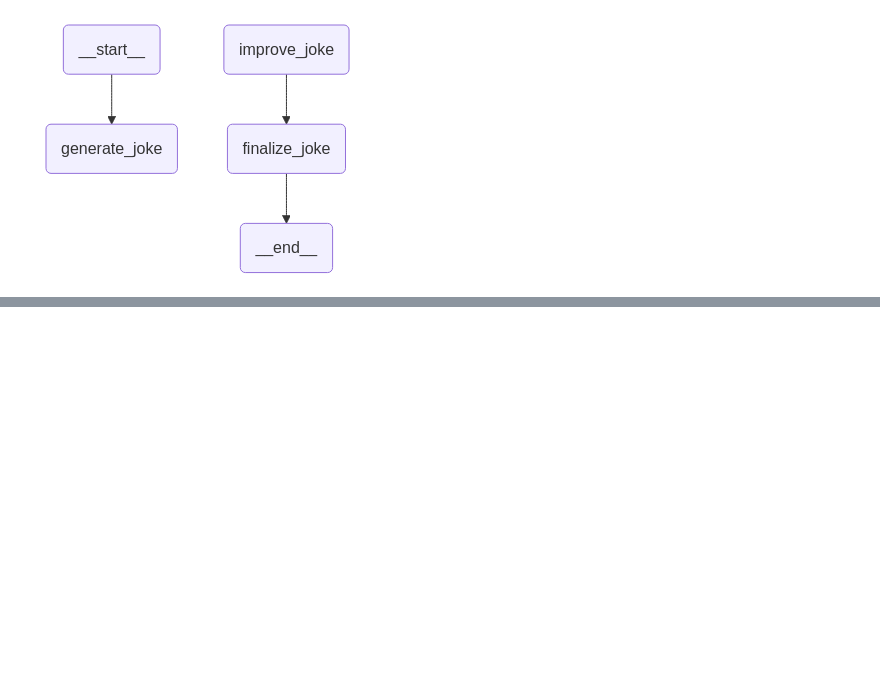
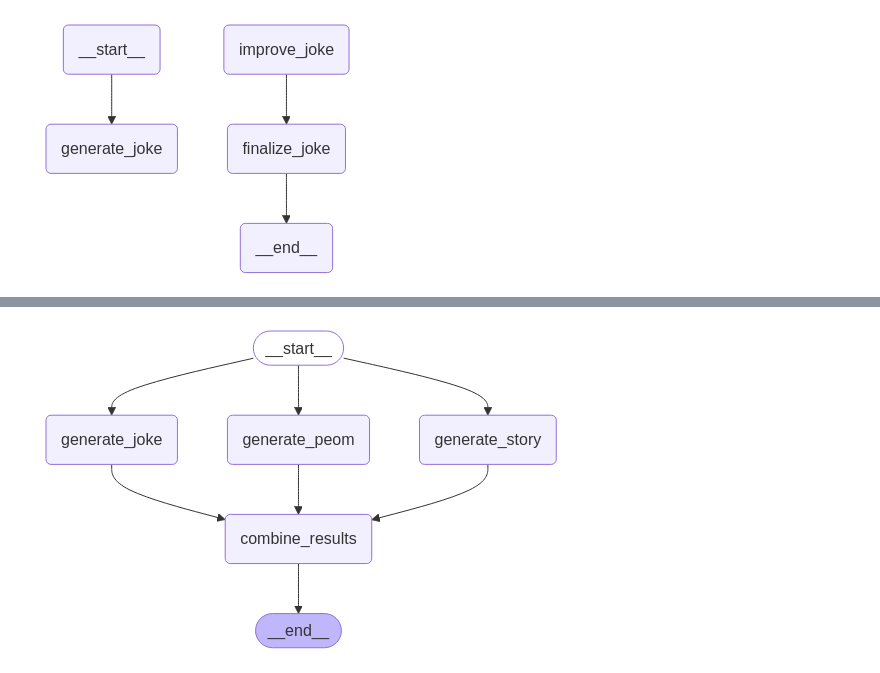
Before and after one commit to Ash-KODES/Langgraph101, a Jupyter notebook: prompt_chaining/prompt_chaining.ipynb, the cells around one changed output, grey strips where cells are left out. Cells and saved outputs as stored; diff of their text form; code cells hidden in the pictures; blank space fills up the shorter version.

Commit message:
Parrallel execution

```diff
--- a/prompt_chaining/prompt_chaining.ipynb
+++ b/prompt_chaining/prompt_chaining.ipynb
@@ -121,0 +151,22 @@ Failed at conditional node
+# %%
+parrallel_workflow = StateGraph(state)
+parrallel_workflow.add_node("generate_joke",generate_joke)
+parrallel_workflow.add_node("generate_peom",generate_peom)
+parrallel_workflow.add_node("generate_story",generate_story)
+parrallel_workflow.add_node("combine_results",combine_results)
+
+parrallel_workflow.add_edge(START,"generate_joke")
+parrallel_workflow.add_edge(START,"generate_peom")
+parrallel_workflow.add_edge(START,"generate_story")
+
+parrallel_workflow.add_edge("generate_joke","combine_results")
+parrallel_workflow.add_edge("generate_peom","combine_results")
+parrallel_workflow.add_edge("generate_story","combine_results")
+
+parrallel_workflow.add_edge("combine_results",END)
+
+parrallel_chain = parrallel_workflow.compile()
+
+display(Image(parrallel_chain.get_graph().draw_mermaid_png()))
+# %% [output]
+[figure, added]
```
Also changed, not shown: parts of 4 cells of this notebook.
